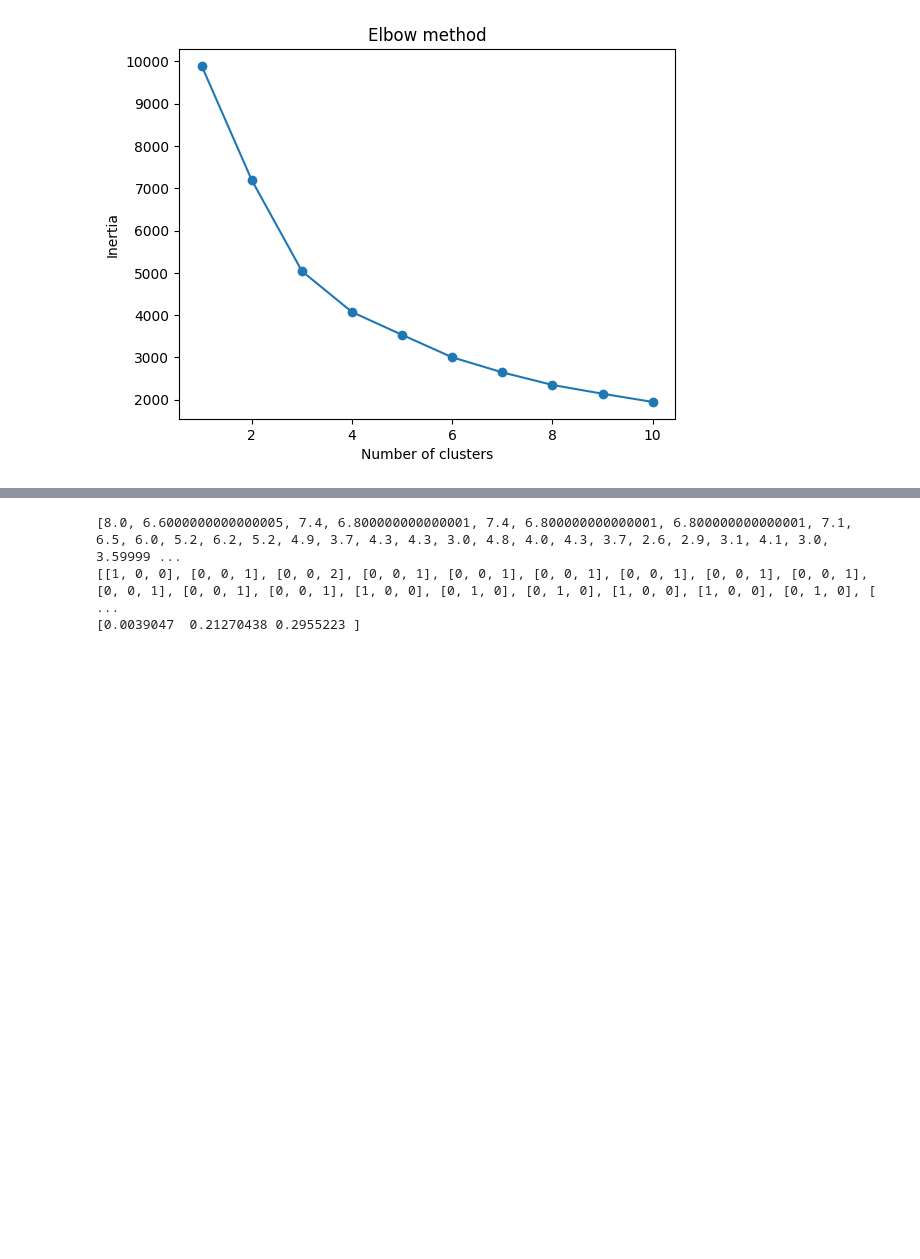
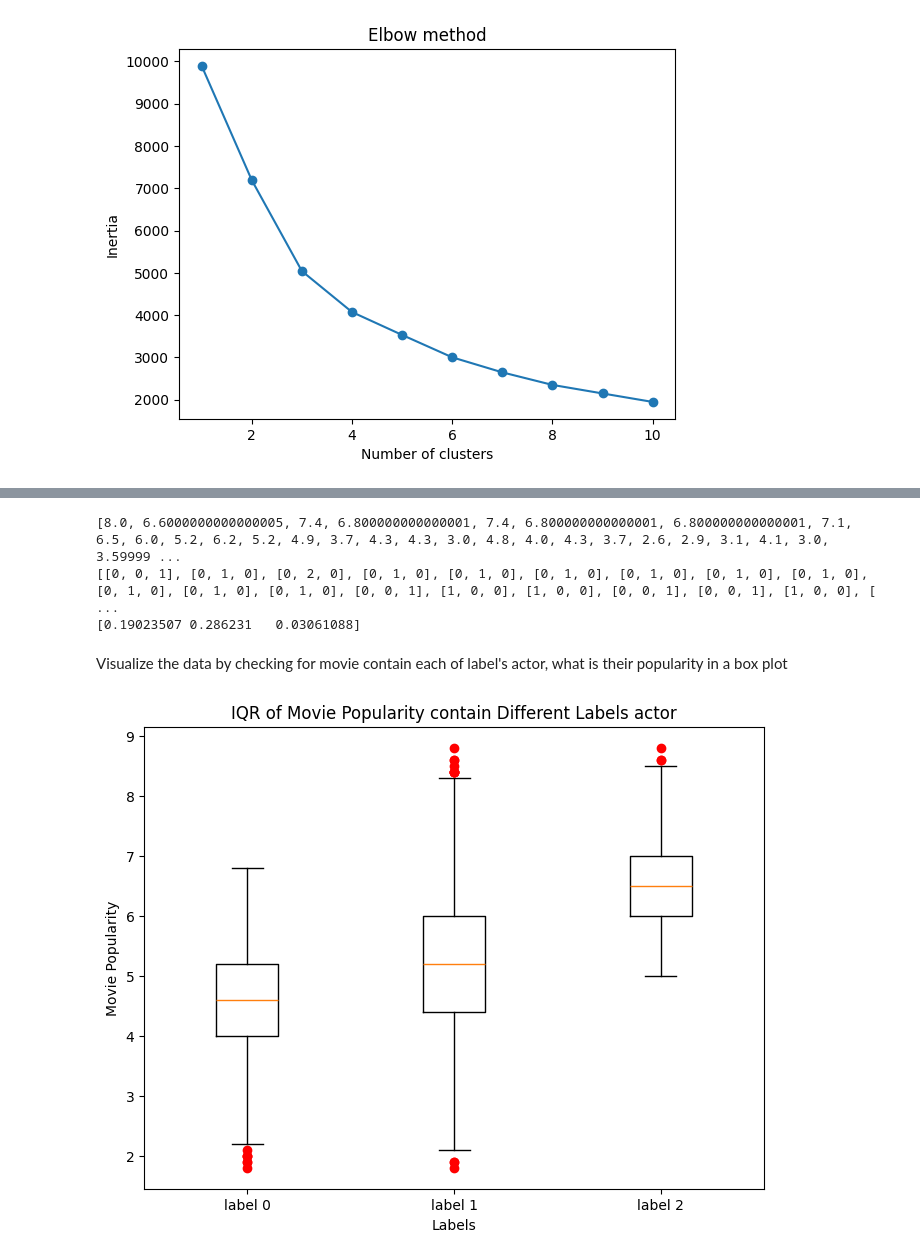
Before and after one commit to XiaoyingChen924/Movie_Popularity_Analysis, a Jupyter notebook: actor_director_preprocseeing.ipynb, the cells around one changed output, grey strips where cells are left out. Cells and saved outputs as stored; diff of their text form; code cells hidden in the pictures; blank space fills up the shorter version.

Commit message:
add some visualization for result

```diff
--- a/actor_director_preprocseeing.ipynb
+++ b/actor_director_preprocseeing.ipynb
@@ -337,20 +339,20 @@ for id, data in movies_dict.items():
 
 #print(p_movie_dict)
 movie_popularity = []
-high_pop_director = []
-mid_pop_director = []
-low_pop_director = []
+#high_pop_director = []
+#mid_pop_director = []
+#low_pop_director = []
 pop_director = []
 for key,item in p_movie_dict.items():
     movie_popularity.append(item[3])
-    high_pop_director.append(item[1])
-    mid_pop_director.append(item[2])
-    low_pop_director.append(item[0])
+    #high_pop_director.append(item[1])
+    #mid_pop_director.append(item[2])
+    #low_pop_director.append(item[0])
     pop_director.append([item[0],item[1],item[2]])
 
-q1 = np.percentile(movie_popularity, 25)
-q2 = np.percentile(movie_popularity, 50)
-q3 = np.percentile(movie_popularity, 75)
+#q1 = np.percentile(movie_popularity, 25)
+#q2 = np.percentile(movie_popularity, 50)
+#q3 = np.percentile(movie_popularity, 75)
 
 
 '''movie_popularity_iq = []
@@ -381,5 +383,34 @@ mi = mutual_info_regression(pop_director, movie_popularity)
 print(mi)
 # %% [output]
 [8.0, 6.6000000000000005, 7.4, 6.800000000000001, 7.4, 6.800000000000001, 6.800000000000001, 7.1, 6.5, 6.0, 5.2, 6.2, 5.2, 4.9, 3.7, 4.3, 4.3, 3.0, 4.8, 4.0, 4.3, 3.7, 2.6, 2.9, 3.1, 4.1, 3.0, 3.59999 ...
-[[1, 0, 0], [0, 0, 1], [0, 0, 2], [0, 0, 1], [0, 0, 1], [0, 0, 1], [0, 0, 1], [0, 0, 1], [0, 0, 1], [0, 0, 1], [0, 0, 1], [0, 0, 1], [1, 0, 0], [0, 1, 0], [0, 1, 0], [1, 0, 0], [1, 0, 0], [0, 1, 0], [ ...
-[0.0039047  0.21270438 0.2955223 ]
+[[0, 0, 1], [0, 1, 0], [0, 2, 0], [0, 1, 0], [0, 1, 0], [0, 1, 0], [0, 1, 0], [0, 1, 0], [0, 1, 0], [0, 1, 0], [0, 1, 0], [0, 1, 0], [0, 0, 1], [1, 0, 0], [1, 0, 0], [0, 0, 1], [0, 0, 1], [1, 0, 0], [ ...
+[0.19023507 0.286231   0.03061088]
+# %% [markdown]
+Visualize the data by checking for movie contain each of label's actor, what is their popularity in a box plot
+# %%
+label0_data = []
+label1_data = []
+label2_data = []
+
+for i in range(len(movie_popularity)):
+    if(pop_actor[i][0]!=0):
+        label0_data.append(movie_popularity[i])
+    if(pop_actor[i][1]!=0):
+        label1_data.append(movie_popularity[i])
+    if(pop_actor[i][2]!=0):
+        label2_data.append(movie_popularity[i])
+
+# Combine the movie popularity data for each label
+data = [label0_data, label1_data, label2_data]
+#data = [[1,2],[2,3],[3,4]]
+# Create a boxplot for each label
+plt.figure(figsize=(8, 6))
+plt.boxplot(data, sym='ro',labels=["label 0","label 1","label 2"])
+plt.title('IQR of Movie Popularity contain Different Labels actor')
+plt.xlabel('Labels')
+plt.ylabel('Movie Popularity')
+
+# Show the plot
+plt.show()
+# %% [output]
+[figure, added]
```
Also changed, not shown: parts of 6 cells of this notebook, 2 other files.
